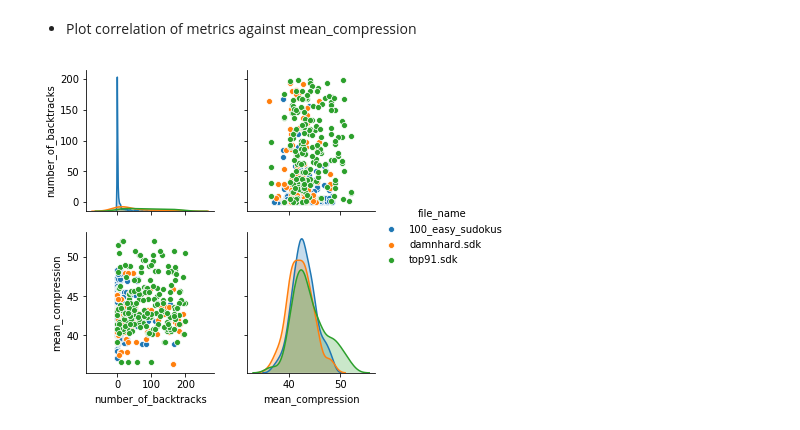
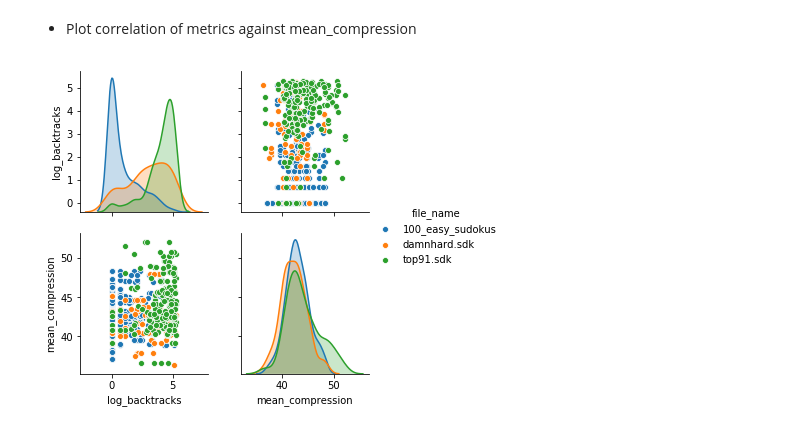
Before and after one commit to DanLszl/sat-solver, a Jupyter notebook: experiment_analysis.ipynb, the cells around one changed output. Saved outputs shown, nothing was run; the diff lists cells and outputs as text; code cells hidden in the pictures.

Commit message:
Correlation plots

```diff
--- a/experiment_analysis.ipynb
+++ b/experiment_analysis.ipynb
@@ -29,40 +29,36 @@ File: top91.sdk , #sudokus: 91
 # Show heuristics performance on selected variables
 
 def get_heuristics_metrics_data(heuristics, biased = False):
-    df = pd.DataFrame(columns=["number_of_backtracks",
-                                        "number_of_flips",
-                                        "number_of_var_picks",
-                                        "simplifications",
+    df = pd.DataFrame(columns=["backtracks",
+                                        "flips",
+                                        "var_picks",
+                                        "norm_simplifications",
                                         "heuristic",
                                         "biased_coin",
-                                        "entropy",
+                                        "bit_length",
                                         "mean_compression",
-                                        "min_compression",
-                                        "max_compression",
                                         "file_name"])
     for file_name in output:
         for sudoku_id in output[file_name]:
             for heuristic in heuristics:
                 df = df.append({
-                    "number_of_backtracks":float(output[file_name][sudoku_id][(heuristic, biased)]["number_of_backtracks"]),
-                    "number_of_flips": float(output[file_name][sudoku_id][(heuristic, biased)]["number_of_flips"]),
-                    "number_of_var_picks": float(output[file_name][sudoku_id][(heuristic, biased)]["number_of_var_picks"]),
-                    "simplifications": float(output[file_name][sudoku_id][(heuristic, biased)]["simplifications"]),
+                    "backtracks":float(output[file_name][sudoku_id][(heuristic, biased)]["number_of_backtracks"]),
+                    "flips": float(output[file_name][sudoku_id][(heuristic, biased)]["number_of_flips"]),
+                    "var_picks": float(output[file_name][sudoku_id][(heuristic, biased)]["number_of_var_picks"]),
+                    "norm_simplifications": float(output[file_name][sudoku_id][(heuristic, biased)]["simplifications"]),
                     "heuristic": str(heuristic),
                     "biased_coin": str(biased),
-                    "entropy": float(output[file_name][sudoku_id]["entropy"]),
+                    "bit_length": float(output[file_name][sudoku_id]["entropy"]),
                     "mean_compression": np.mean(output[file_name][sudoku_id]["min_compression"]),
-                    "min_compression": np.min(output[file_name][sudoku_id]["min_compression"]),
-                    "max_compression": np.max(output[file_name][sudoku_id]["min_compression"]),
                     "file_name": str(file_name)
                 }, ignore_index=True)
 
     # Transform to log
-    df["log_backtracks"] = np.log(df["number_of_backtracks"] + 1)
-    df["log_flips"] = np.log(df["number_of_flips"] + 1)
-    df["flips_ratio"] = df["number_of_flips"] / (df["number_of_backtracks"] + 1)
-    df["log_var_picks"] = np.log(df["number_of_var_picks"] + 1)
-    df["log_simplifications"] = np.log((df["simplifications"] / (df["number_of_backtracks"] + 1)) + 1)
+    df["log_backtracks"] = np.log(df["backtracks"] + 1)
+    df["log_flips"] = np.log(df["flips"] + 1)
+    df["flips_ratio"] = df["flips"] / (df["backtracks"] + 1)
+    df["log_var_picks"] = np.log(df["var_picks"] + 1)
+    df["log_norm_simplifications"] = np.log((df["norm_simplifications"] / (df["backtracks"] + 1)) + 1)
 
     return df
 # %%
@@ -320,10 +329,10 @@ damnhard.sdk v.s. top91.sdk: t-test independent samples, P_val=1.197e-03 stat=-3
 - Plot correlation of metrics against mean_compression
 # %%
 compression_metric = ["mean_compression"]
-performance_metrics = ["number_of_backtracks"]
+performance_metrics = ["log_backtracks"]
 interesting_columns = performance_metrics + compression_metric
 
-sns.pairplot(df_biased[df_biased['number_of_backtracks'] <= 200], vars=interesting_columns, hue = "file_name")
+sns.pairplot(df_biased[df_biased['backtracks'] <= 200], vars=interesting_columns, hue = "file_name")
 plt.show()
 # %% [output]
-[figure, old version]
+[figure, new version]
```
Also changed, not shown: parts of 10 cells of this notebook.
